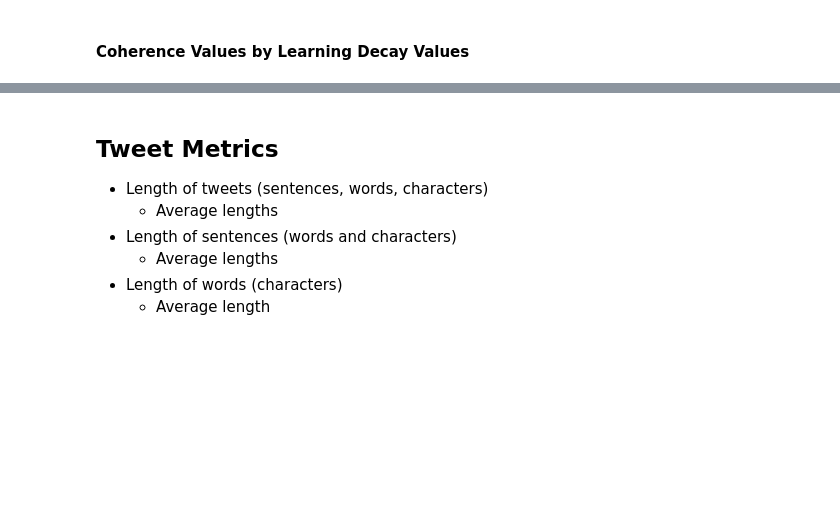
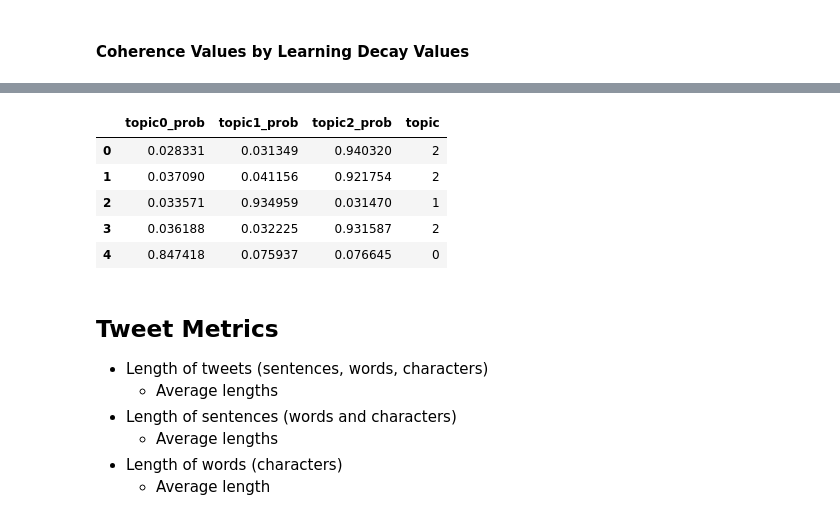
Before and after one commit to lammypi/indigenous-tweet-exploration, a Jupyter notebook: indigenous-tweet-exploration.ipynb, the cells around one changed output, grey strips where cells are left out. Drawn from its saved outputs; the diff is of its cells as text; code cells hidden in the pictures; blank space fills up the shorter version.

Commit message:
Kaggle Notebook | Indigenous Tweet Exploration | Version 28

```diff
--- a/indigenous-tweet-exploration.ipynb
+++ b/indigenous-tweet-exploration.ipynb
@@ -1346,0 +1352,6 @@ learning_decay_lines.show()
+# %%
+# Best LDA model object instantiation
+best_lda = LatentDirichletAllocation(n_components=3, learning_decay=0.5, verbose=1, random_state=1)
+# %%
+# Fit the model
+best_lda.fit_transform(data_vect)
@@ -1346,0 +1411,6 @@ learning_decay_lines.show()
+# %%
+# Topic per tweet
+topic_distribution_df = pd.DataFrame(best_lda.transform(data_vect), columns=['topic0_prob','topic1_prob', 'topic2_prob'])
+
+# Show
+topic_distribution_df.head()
@@ -1347,3 +1424,32 @@ learning_decay_lines.show()
+# %%
+# Hold topics
+topic_dist = []
+
+# Create topic group membership label
+for rows in (range(len(topic_distribution_df))):
+    # Get the maximum value
+    max_row_val = topic_distribution_df.iloc[rows].max()
+    # Find max_row_val
+    max_val_exist = topic_distribution_df.isin([max_row_val])
+    # Value test
+    max_val_test = max_val_exist.any()
+    # Column names
+    max_val_cols = list(max_val_test[max_val_test == True].index)
+    # Get topic
+    topic_dist.append(max_val_cols[0].split('_')[0][-1])
+
+# Add to df
+topic_distribution_df['topic'] = topic_dist
+
+# Check
+topic_distribution_df.head()
+# %% [output]
+|  | topic0_prob | topic1_prob | topic2_prob | topic |
+| 0 | 0.028331 | 0.031349 | 0.940320 | 2 |
+| 1 | 0.037090 | 0.041156 | 0.921754 | 2 |
+| 2 | 0.033571 | 0.934959 | 0.031470 | 1 |
+| 3 | 0.036188 | 0.032225 | 0.931587 | 2 |
+| 4 | 0.847418 | 0.075937 | 0.076645 | 0 |
 # %% [markdown]
 ## Tweet Metrics
 - Length of tweets (sentences, words, characters)
```
Also changed, not shown: parts of 21 cells of this notebook.
